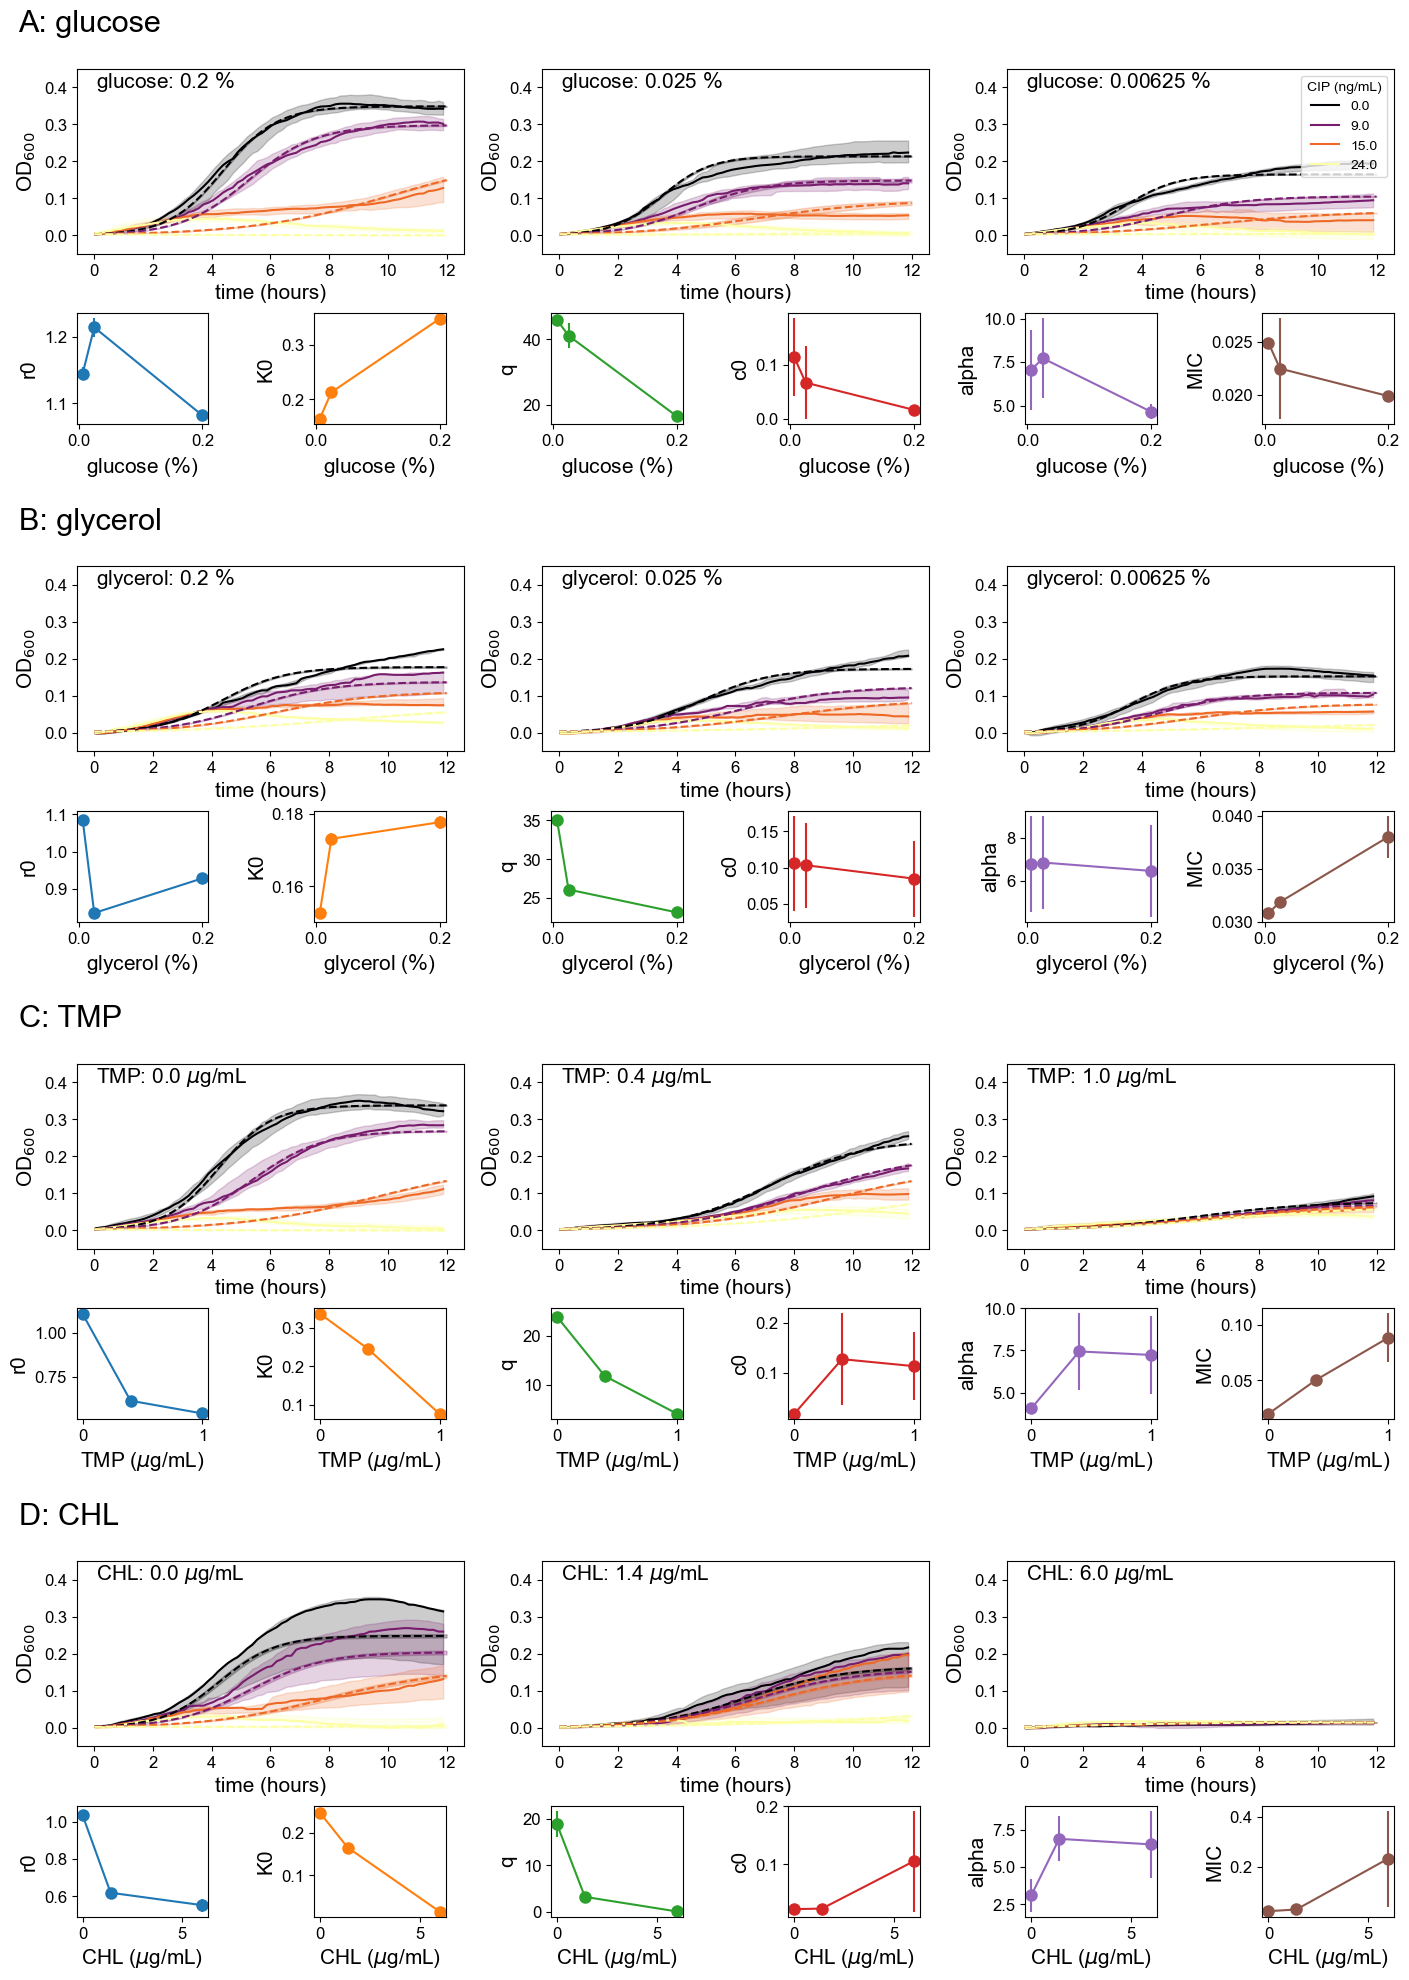
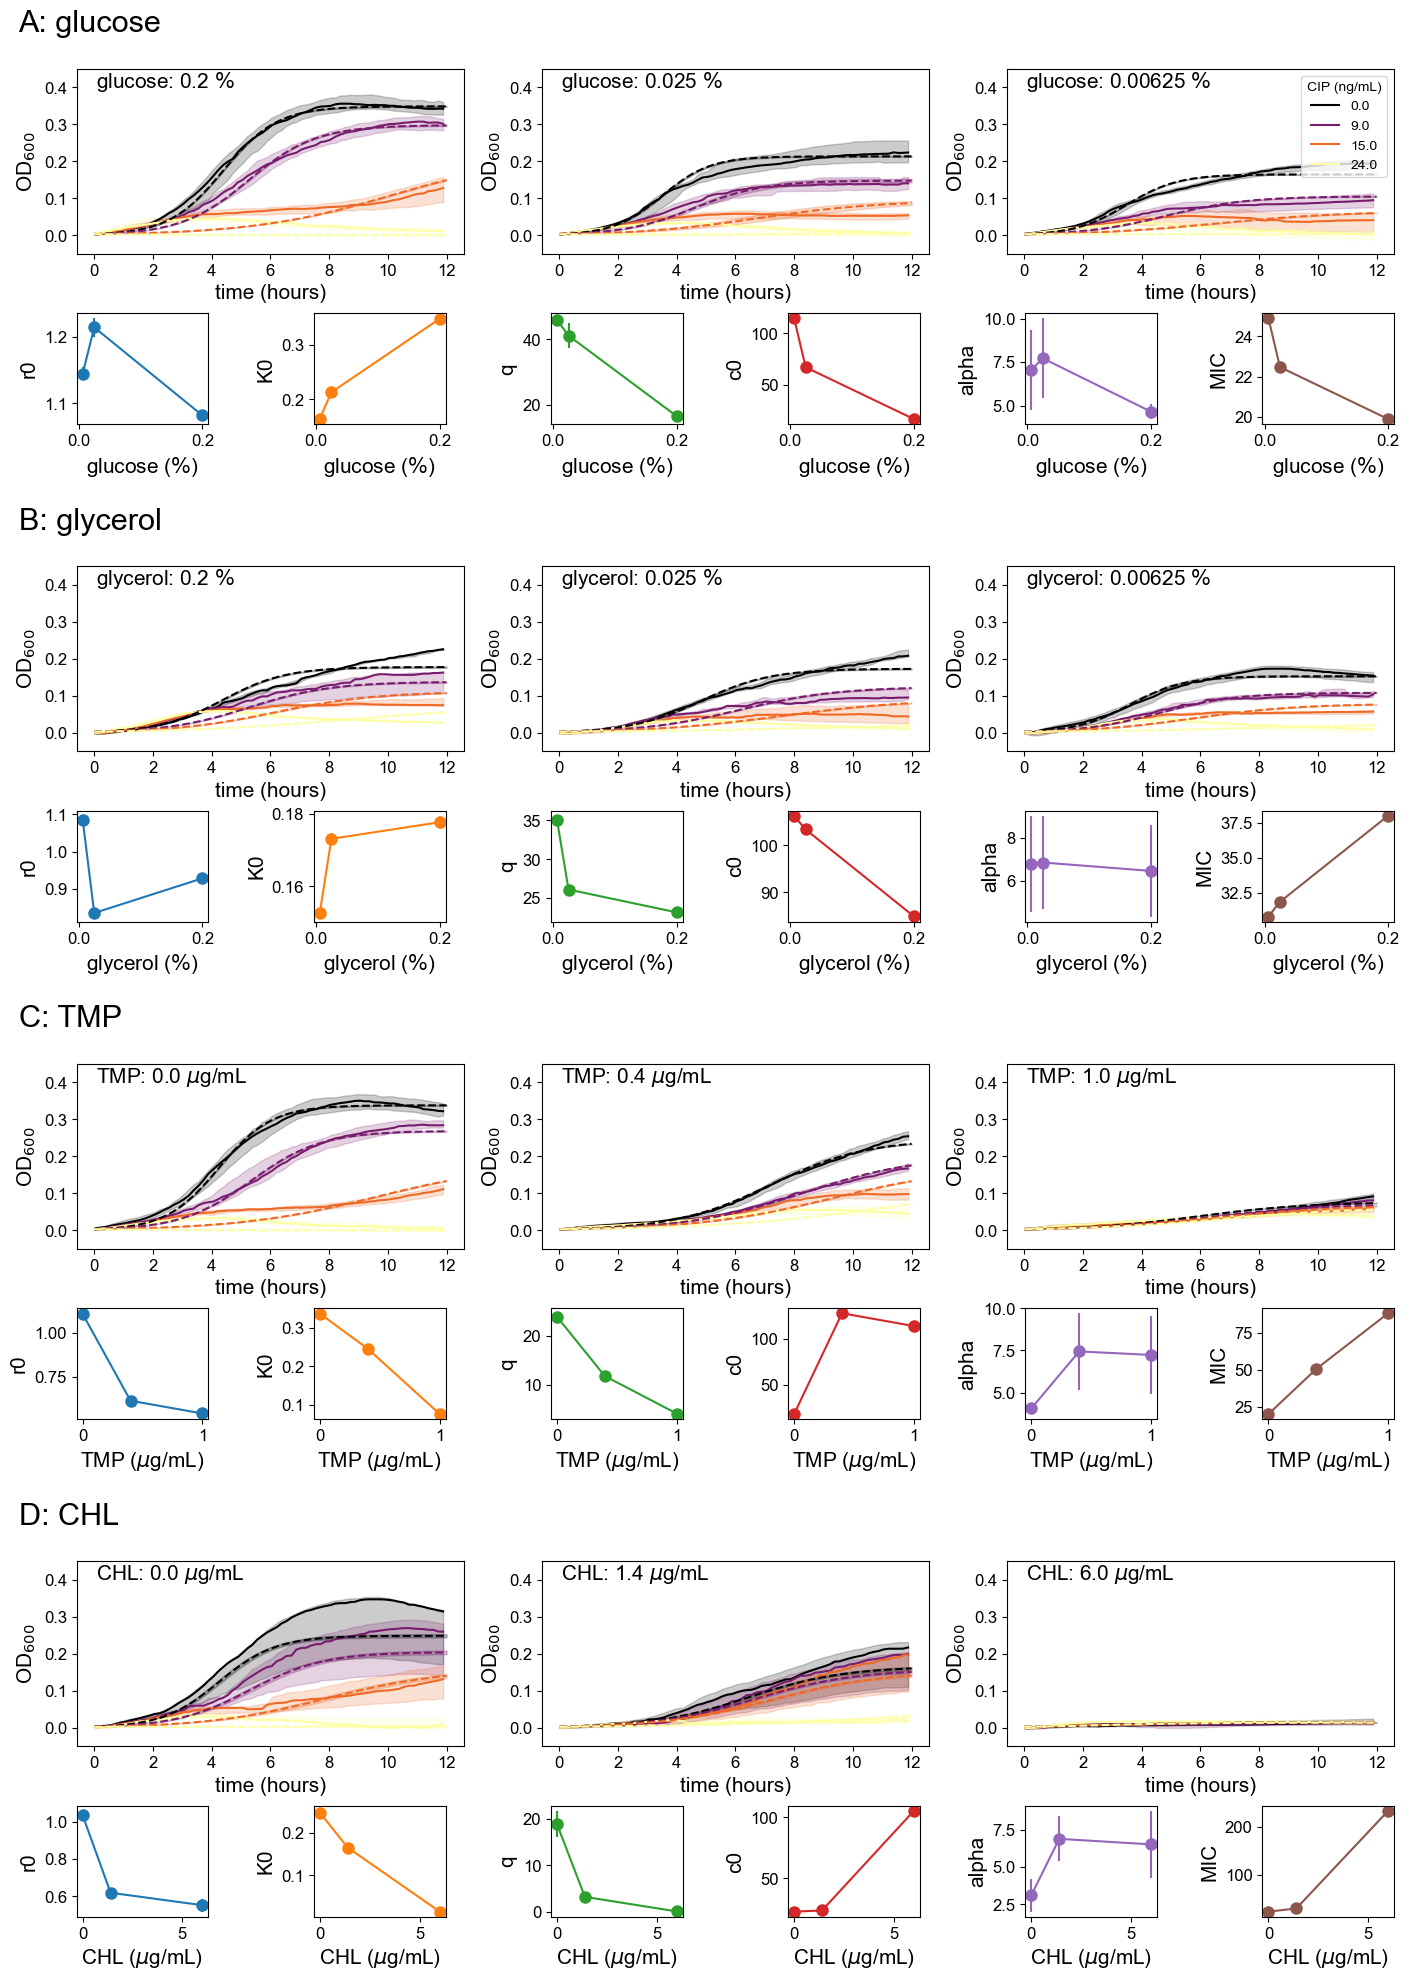
Unified diff of the notebook cell whose output changed from the first chart to the second:
--- before
+++ after
@@ -79,10 +79,18 @@
         Parstd = par + '_std'
 
-        ax.errorbar(
-            ParDFcond.concentration,
-            ParDFcond[Paravg],
-            yerr=ParDFcond[Parstd],
-            marker='o', color=colors(2 * i), markersize=8
-        )
+        if par=='c0' or par=='MIC':#express in ng/mL for clarity
+            ax.errorbar(
+                ParDFcond.concentration,
+                1000*ParDFcond[Paravg],
+                yerr=1000*ParDFcond[Parstd],
+                marker='o', color=colors(2 * i), markersize=8
+            )
+        else:
+            ax.errorbar(
+                ParDFcond.concentration,
+                ParDFcond[Paravg],
+                yerr=ParDFcond[Parstd],
+                marker='o', color=colors(2 * i), markersize=8
+            )
 
         # X-axis label with appropriate units

Commit: Add files via upload